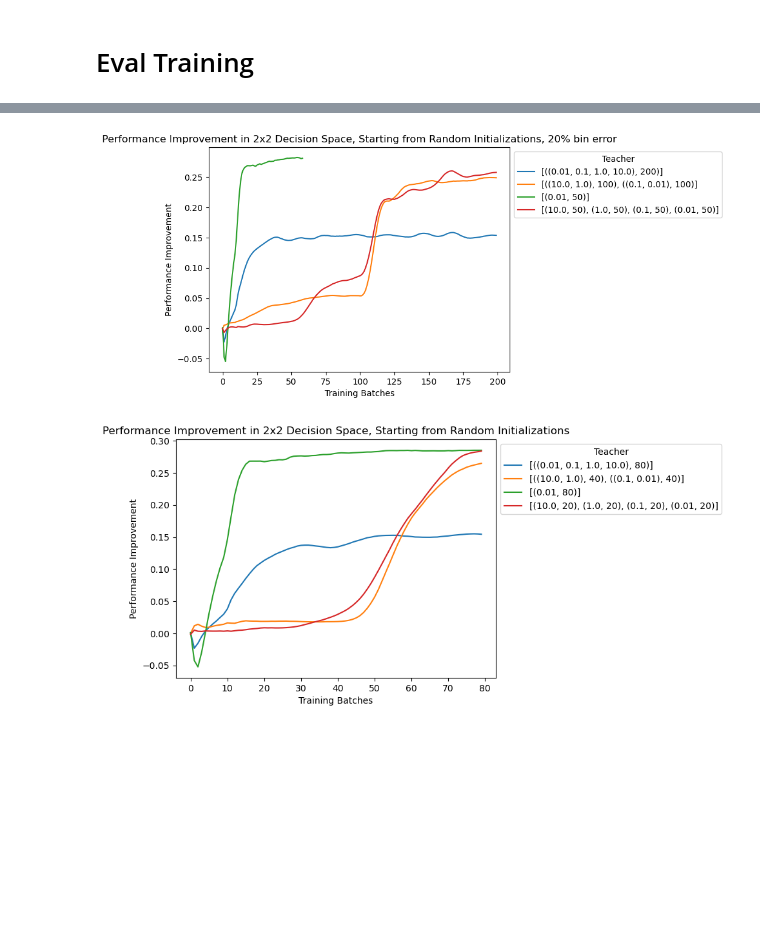
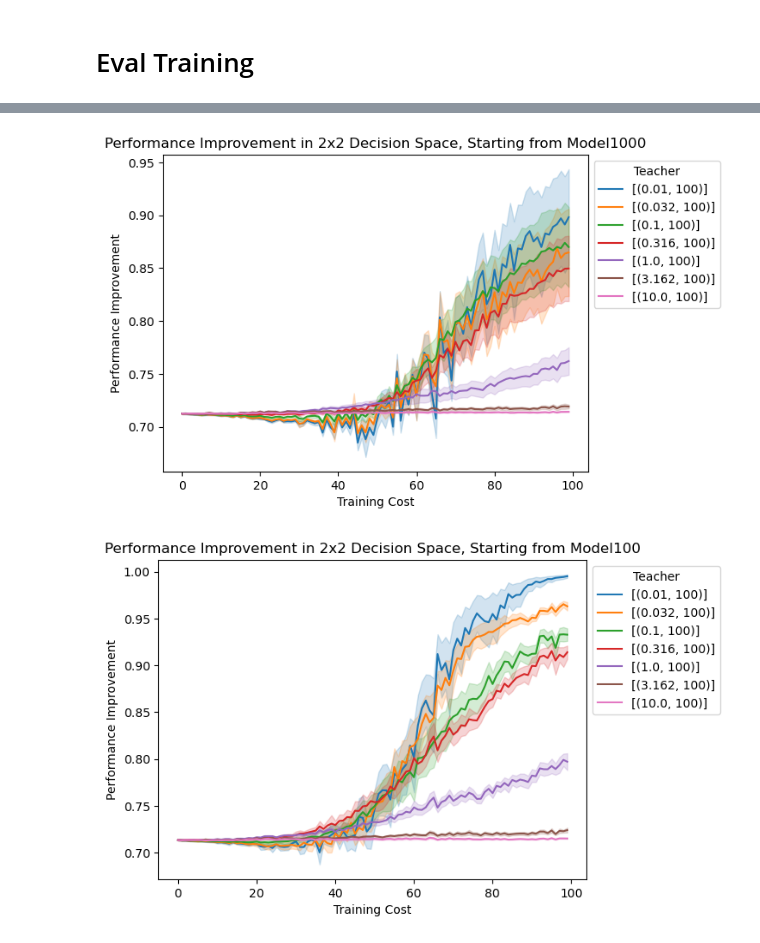
Before and after one commit to saumikn/gymnasium-test, a Jupyter notebook: tree.ipynb, the cells around one changed output, grey strips where cells are left out. Drawn from its saved outputs; the diff is of its cells as text; code cells hidden in the pictures; blank space fills up the shorter version.

Commit message:
preliminary tree results for sections 1-3

```diff
--- a/tree.ipynb
+++ b/tree.ipynb
@@ -376,0 +283,8 @@ students[::2][4:9]
+# %%
+def test(i):
+    x = make_x()
+    x_tree = np.concatenate([np.eye(ms+1).astype(int), np.tile(x.flatten(), (ms+1,1))], axis=1)
+    model = make_model()
+    return (model(x_tree)[:,0] > 0.5).numpy().mean()
+# %%
+res = process_map(test, range(1000))
@@ -622,7 +504,7 @@ def exp(student, verbose=True, n=20, nb=100):
 # %%
 %%time
-def analyze(student, n, num_batches):
-    res = exp(student, n=n, nb=num_batches)
+def analyze(student, n, num_batches, mode):
+    res = exp(student, n=n, nb=num_batches, mode=mode)
     res2 = {}
     for s, t, d in res:
         s = f"{s:.3f}"
@@ -652,5 +534,5 @@ def analyze(student, n, num_batches):
     df2['Perf2'] = df2.groupby('Teacher')['Perf'].transform(lambda x: x.rolling(10,1).mean())
     df2.Perf2 -= df2[df2.Batch==0].Perf2.mean()
     df2.Perf -= df2[df2.Batch==0].Perf.mean()
-    return df2
+    return df, df2
 # %% [output]
@@ -681,29 +541,31 @@ df2 = analyze(student=-1, n=200, num_batches=num_batches)
+# %%
+n = 10
 # %%
+df, df2 = analyze(student=1000, n=n, num_batches=100, mode='one')
+
 with warnings.catch_warnings():
     warnings.simplefilter(action='ignore', category=FutureWarning)
-    ax = sns.lineplot(df2[(df2.Batch<=1000)], x='Batch', y='Perf2', hue='Teacher', errorbar='se')
-    # ax = sns.lineplot(df2[df2.Teacher.isin(sub)], x='Batch', y='Perf2', hue='Teacher', errorbar='se')
-    # ax = sns.lineplot(df, x='Batch', y='Perf', hue='Teacher', errorbar='se')
+    ax = sns.lineplot(df, x='Batch', y='Perf', hue='Teacher', errorbar='se')
     sns.move_legend(ax, "upper left", bbox_to_anchor=(1, 1))
     ax.set(
-        title='Performance Improvement in 2x2 Decision Space, Starting from Random Initializations, 20% bin error',
-        xlabel='Training Batches',
+        title='Performance Improvement in 2x2 Decision Space, Starting from Model1000',
+        xlabel='Training Cost',
         ylabel='Performance Improvement'
     )
 # %% [output]
-[figure, old version]
+[figure, new version]
 # %%
+df, df2 = analyze(student=100, n=n, num_batches=100, mode='one')
+
 with warnings.catch_warnings():
     warnings.simplefilter(action='ignore', category=FutureWarning)
-    ax = sns.lineplot(df2[(df2.Batch<=1000)], x='Batch', y='Perf2', hue='Teacher', errorbar='se')
-    # ax = sns.lineplot(df2[df2.Teacher.isin(sub)], x='Batch', y='Perf2', hue='Teacher', errorbar='se')
-    # ax = sns.lineplot(df, x='Batch', y='Perf', hue='Teacher', errorbar='se')
+    ax = sns.lineplot(df, x='Batch', y='Perf', hue='Teacher', errorbar='se')
     sns.move_legend(ax, "upper left", bbox_to_anchor=(1, 1))
     ax.set(
-        title='Performance Improvement in 2x2 Decision Space, Starting from Random Initializations',
-        xlabel='Training Batches',
+        title='Performance Improvement in 2x2 Decision Space, Starting from Model100',
+        xlabel='Training Cost',
         ylabel='Performance Improvement'
     )
 # %% [output]
-[figure, old version]
+[figure, new version]
 # %%
```
Also changed, not shown: parts of 30 cells of this notebook.
